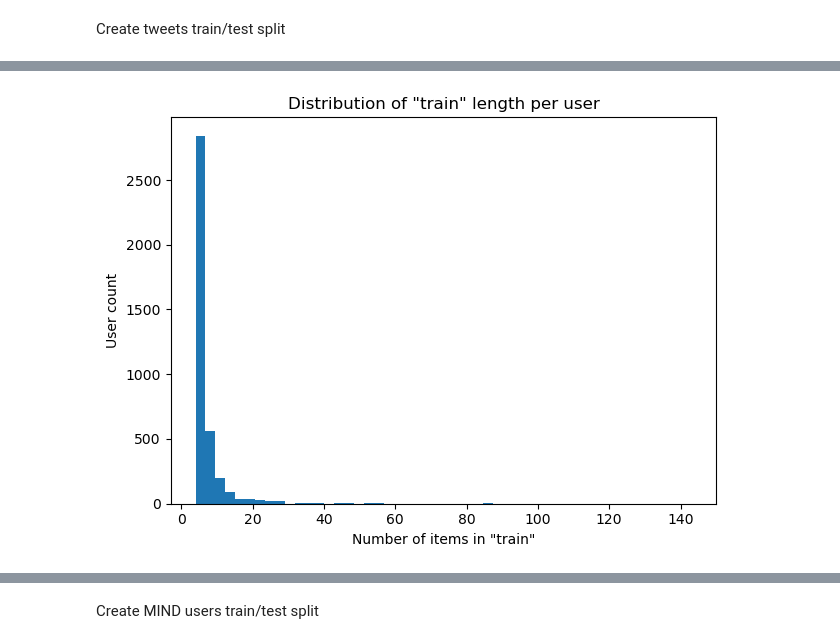
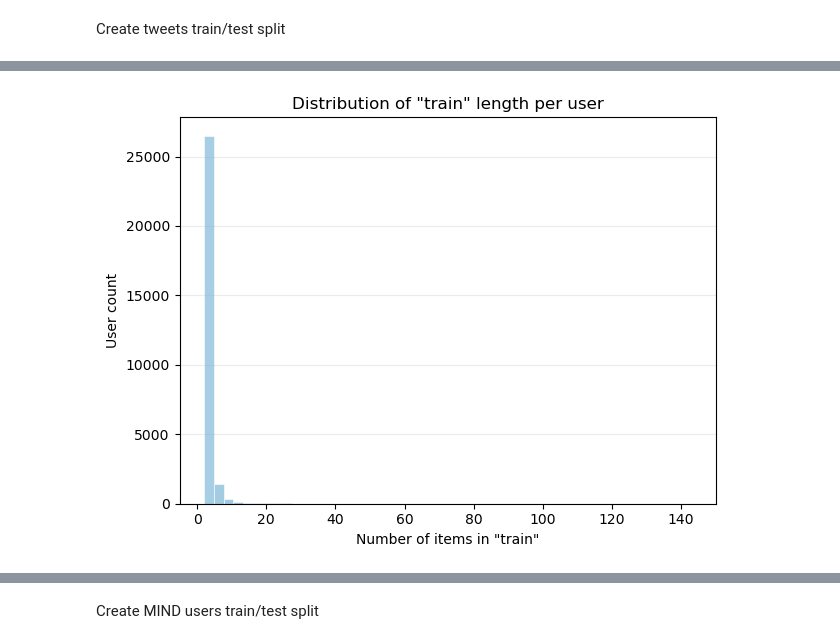
Before and after one commit to rayyyd/news_reccomender, a Jupyter notebook: ray/recommender.ipynb, the cells around one changed output, grey strips where cells are left out. Cells and saved outputs as stored; diff of their text form; code cells hidden in the pictures.

```diff
--- a/ray/recommender.ipynb
+++ b/ray/recommender.ipynb
@@ -545,12 +578,20 @@ TweetsKB test set: 370975 records
 # %%
+import pandas as pd
+import ast                        # safely evaluate the stringified list
+
 
 def parse_uri_list(cell):
+    """
+    Turn a string like "['http://dbpedia.org/...', 'http://dbpedia.org/...']"
+    into a real Python list.  Returns [] for NaN/empty cells.
+    """
     if isinstance(cell, str) and cell.strip():
         try:
-            return ast.literal_eval(cell)
+            return ast.literal_eval(cell)     # ⇦ safe list‑literal eval
         except (SyntaxError, ValueError):
+            # log / warn here if you like
             return []
-    return []
+    return []                                 # NaN or empty string
 
 # parse
 tweetsKB_train["uri_list"] = tweetsKB_train["tweet_uris"].apply(parse_uri_list)
@@ -558,13 +599,13 @@ tweetsKB_train["uri_list"] = tweetsKB_train["tweet_uris"].apply(parse_uri_list)
 # aggregate by user
 tweets_user_df = (
     tweetsKB_train.groupby("userid", sort=False)["uri_list"]
-             .sum()
+             .sum()                      # list concatenation (faster than apply list)
              .reset_index()
              .rename(columns={"userid": "user",
                               "uri_list": "train"})
 )
 tweets_user_df['train'] = tweets_user_df['train'].apply(strip_dbpedia)
-tweets_user_df = tweets_user_df[tweets_user_df["train"].apply(len) > 2].reset_index(drop=True)
+tweets_user_df = tweets_user_df[tweets_user_df["train"].apply(len) >= 2].reset_index(drop=True)
 print(len(tweets_user_df), "users with more than one tweet URI")
 tweets_user_df.tail()
 tweetsKB_train_original = tweets_user_df.copy()
@@ -584,71 +623,56 @@ tweetsKB_train_original.head()
 # %%
-import pandas as pd
-import numpy as np
-import matplotlib.pyplot as plt
-import ast
-from collections import Counter
+from matplotlib import cm  # NEW
 
-# --- config ---------------------------------------------------------
-DF          = tweetsKB_train_original.copy()
-TRAIN_COL   = "train"
-ENTITY_COL  = "entities"
-TOP_K       = 10            # top entities
-# -------------------------------------------------------------------
-
-def _to_list(x):
-    if x is None or (isinstance(x, float) and np.isnan(x)):
-        return []
-    if isinstance(x, list):
-        return x
-    if isinstance(x, str):
-        s = x.strip()
-        if s == "":
-            return []
-        try:
-            v = ast.literal_eval(s)
-            if isinstance(v, list):
-                return v
-        except Exception:
-            pass
-        return s.split()
-    return list(x) if hasattr(x, "__iter__") else [x]
-
-# plot distribution of items in "train" per user
-DF["_train_list"] = DF[TRAIN_COL].apply(_to_list)
-train_lengths = DF["_train_list"].apply(len)
+# ---------- 1) distribution of items in "train" per user ------------
+tweetsKB_train_original["_train_list"] = tweetsKB_train_original[TRAIN_COL].apply(_to_list)
+train_lengths = tweetsKB_train_original["_train_list"].apply(len)
 
 plt.figure()
-plt.hist(train_lengths.values, bins=50)
+# color bins with a light→dark gradient; keep edges clean
+n, bins, patches = plt.hist(train_lengths.values, bins=50)
+for p, c in zip(patches, np.linspace(0.35, 0.95, len(patches))):
+    p.set_facecolor(cm.Blues(c))
+    p.set_edgecolor("white")
+    p.set_linewidth(0.4)
+plt.grid(alpha=0.25, axis="y")
 plt.xlabel(f'Number of items in "{TRAIN_COL}"')
 plt.ylabel("User count")
 plt.title(f'Distribution of "{TRAIN_COL}" length per user')
 plt.tight_layout()
 plt.show()
 
-# top entities
-if ENTITY_COL not in DF.columns:
+# ---------- 2) top entities ----------------------------------------
+if ENTITY_COL not in tweetsKB_train_original.columns:
     raise KeyError(f'Column "{ENTITY_COL}" not found. Set ENTITY_COL to your entities column.')
 
-DF["_entities_list"] = DF[ENTITY_COL].apply(_to_list)
+tweetsKB_train_original["_entities_list"] = tweetsKB_train_original[ENTITY_COL].apply(_to_list)
 
 cnt = Counter()
-for ents in DF["_entities_list"]:
+for ents in tweetsKB_train_original["_entities_list"]:
     cnt.update(ents)
 
 top_entities = cnt.most_common(TOP_K)
 top_entities_df = pd.DataFrame(top_entities, columns=["entity", "count"])
 display(top_entities_df)
 
-# Bar plot of top entities
+# Bar plot of top entities (color by frequency)
 labels = top_entities_df["entity"].astype(str).tolist()
 counts = top_entities_df["count"].tolist()
 
 plt.figure()
-plt.bar(range(len(labels)), counts)
+counts_arr = np.array(counts, dtype=float)
+if counts_arr.max() > counts_arr.min():
+    norm = plt.Normalize(counts_arr.min(), counts_arr.max())
+    colors = cm.viridis(norm(counts_arr))
+else:
+    colors = cm.tab20(np.linspace(0, 1, len(counts_arr)))  # fallback if all equal
+
+plt.bar(range(len(labels)), counts, color=colors, edgecolor="white", linewidth=0.6)
 plt.xticks(range(len(labels)), labels, rotation=45, ha="right")
+plt.grid(alpha=0.25, axis="y")
 plt.ylabel("Frequency")
 plt.title(f"Top {TOP_K} entities")
 plt.tight_layout()
 plt.show()
 # %% [output]
-[figure, old version]
+[figure, new version]
```
Also changed, not shown: parts of 81 cells of this notebook, 9 other files.
